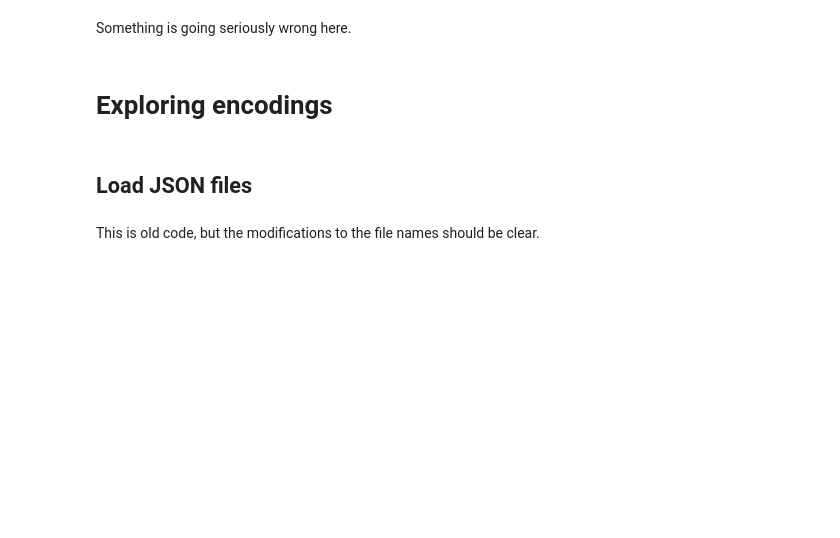
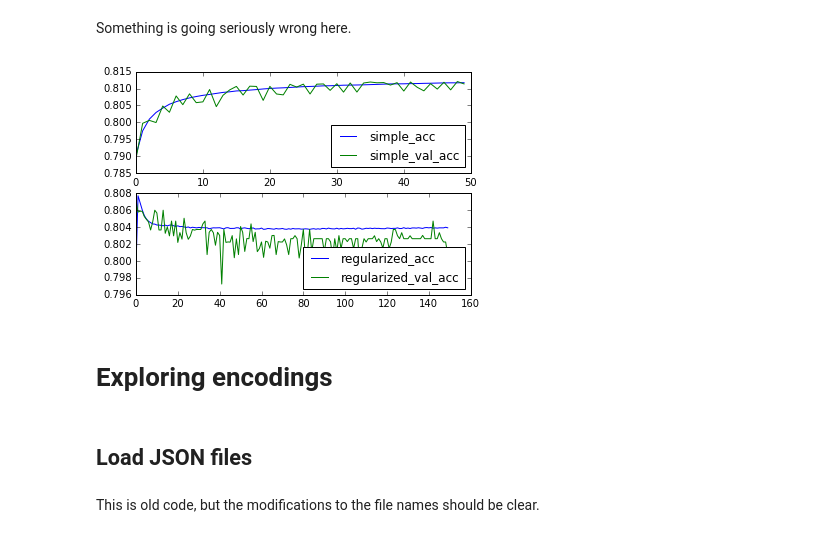
Before and after one commit to asberk/active-learning, a Jupyter notebook: AutoEncoders/Results of fitting.ipynb, the cells around one changed output. Cells and saved outputs as stored; diff of their text form; code cells hidden in the pictures; blank space fills up the shorter version.

```diff
--- a/AutoEncoders/Results of fitting.ipynb
+++ b/AutoEncoders/Results of fitting.ipynb
@@ -90,5 +91,16 @@ plt.ylabel('Validation accuracy');
 # %% [markdown]
 Something is going seriously wrong here.
+# %%
+plt.subplot(211);
+plt.plot(training_logs['simple']['acc'], label='simple_acc');
+plt.plot(training_logs['simple']['val_acc'], label='simple_val_acc');
+plt.legend(loc=4);
+plt.subplot(212);
+plt.plot(training_logs['regularized']['acc'], label='regularized_acc');
+plt.plot(training_logs['regularized']['val_acc'], label='regularized_val_acc');
+plt.legend(loc=4);
+# %% [output]
+[figure, added]
 # %% [markdown]
 # Exploring encodings
 # %% [markdown]
```
Also changed, not shown: parts of 13 cells of this notebook, 1 other file.
